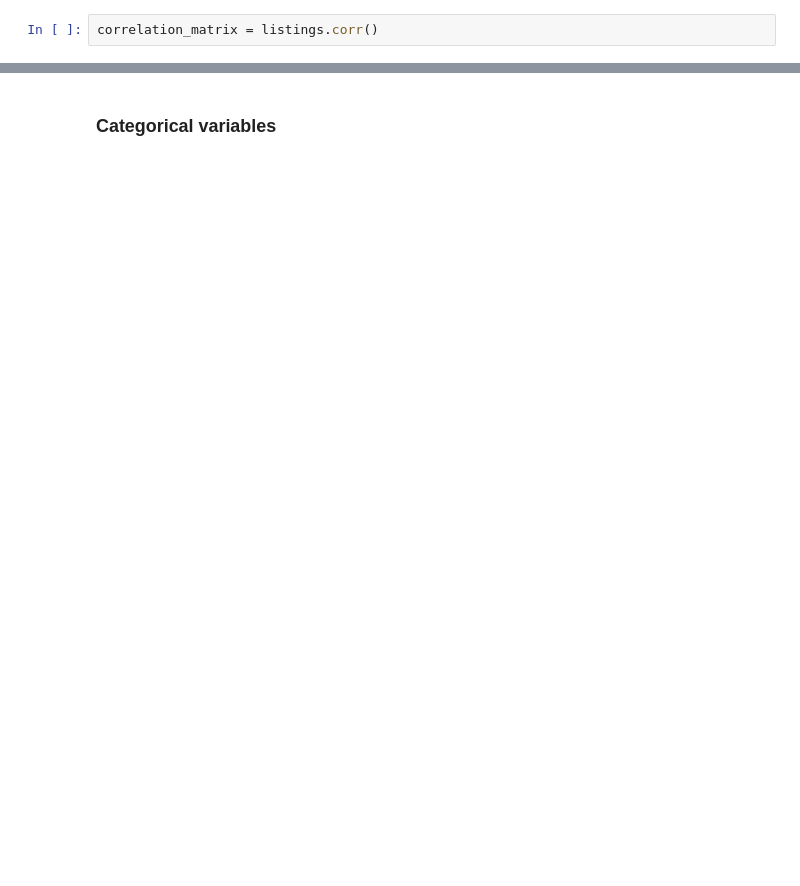
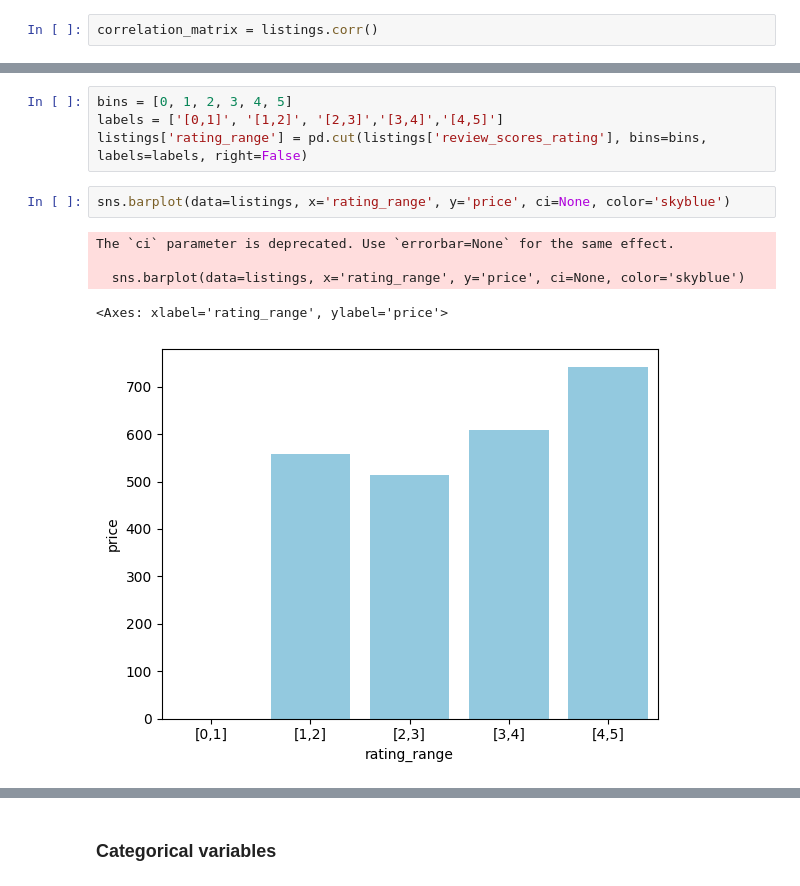
Before and after one commit to alelledo/Hong-Kong_project, a Jupyter notebook: Hong-Kong-project.ipynb, the cells around one changed output, grey strips where cells are left out. Cells and saved outputs as stored; diff of their text form; blank space fills up the shorter version.

```diff
--- a/Hong-Kong-project.ipynb
+++ b/Hong-Kong-project.ipynb
@@ -256,0 +266,12 @@ print(sns.relplot(data=listings, x="bathrooms", y="price", kind='line'))
+# %%
+bins = [0, 1, 2, 3, 4, 5]
+labels = ['[0,1]', '[1,2]', '[2,3]','[3,4]','[4,5]']
+listings['rating_range'] = pd.cut(listings['review_scores_rating'], bins=bins, labels=labels, right=False)
+# %%
+sns.barplot(data=listings, x='rating_range', y='price', ci=None, color='skyblue')
+# %% [output]
+The `ci` parameter is deprecated. Use `errorbar=None` for the same effect.
+
+  sns.barplot(data=listings, x='rating_range', y='price', ci=None, color='skyblue')
+<Axes: xlabel='rating_range', ylabel='price'>
+[figure, added]
```
Also changed, not shown: parts of 31 cells of this notebook, 1 other file.
